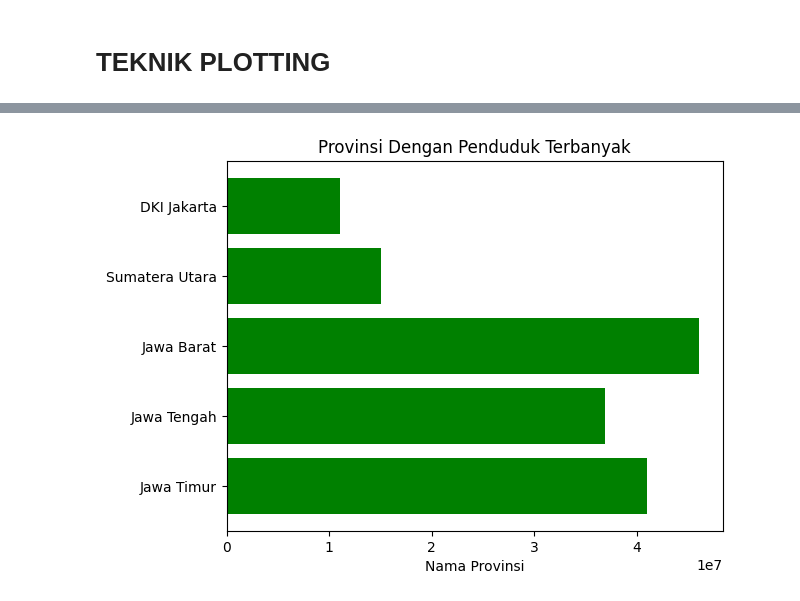
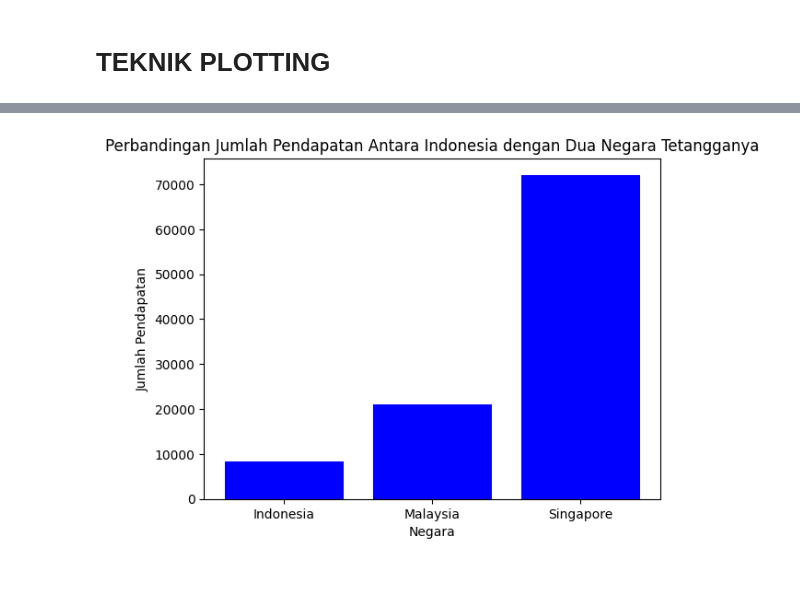
Before and after one commit to rakafebriansy/KULIAH, a Jupyter notebook: AVD2/plotting.ipynb, the cells around one changed output, grey strips where cells are left out. Saved outputs shown, nothing was run; the diff lists cells and outputs as text; code cells hidden in the pictures.

```diff
--- a/AVD2/plotting.ipynb
+++ b/AVD2/plotting.ipynb
@@ -18,12 +7,0 @@ plt.show()
-# %%
-#HORIZONTAL BAR GRAPHS#
-values = [40963227,36896752,46092205,15032170,11100929]
-labels = ["Jawa Timur","Jawa Tengah","Jawa Barat","Sumatera Utara","DKI Jakarta"]
-
-plt.barh(labels,values,color="green")
-plt.xlabel("Jumlah Penduduk")
-plt.xlabel("Nama Provinsi")
-plt.title("Provinsi Dengan Penduduk Terbanyak")
-plt.show()
-# %% [output]
-[figure, removed]
@@ -29,0 +13,13 @@ plt.show()
+# %%
+#VERTICAL BAR GRAPHS#
+
+values = [negara.iloc[70,5],negara.iloc[95,5],negara.iloc[133,5]]
+labels = [negara.iloc[70,0],negara.iloc[95,0],negara.iloc[133,0]]
+
+plt.bar(labels,values,color="blue")
+plt.xlabel("Negara")
+plt.ylabel("Jumlah Pendapatan")
+plt.title("Perbandingan Jumlah Pendapatan Antara Indonesia dengan Dua Negara Tetangganya")
+plt.show()
+# %% [output]
+[figure, added]
```
Also changed, not shown: parts of 15 cells of this notebook, 4 other files.
